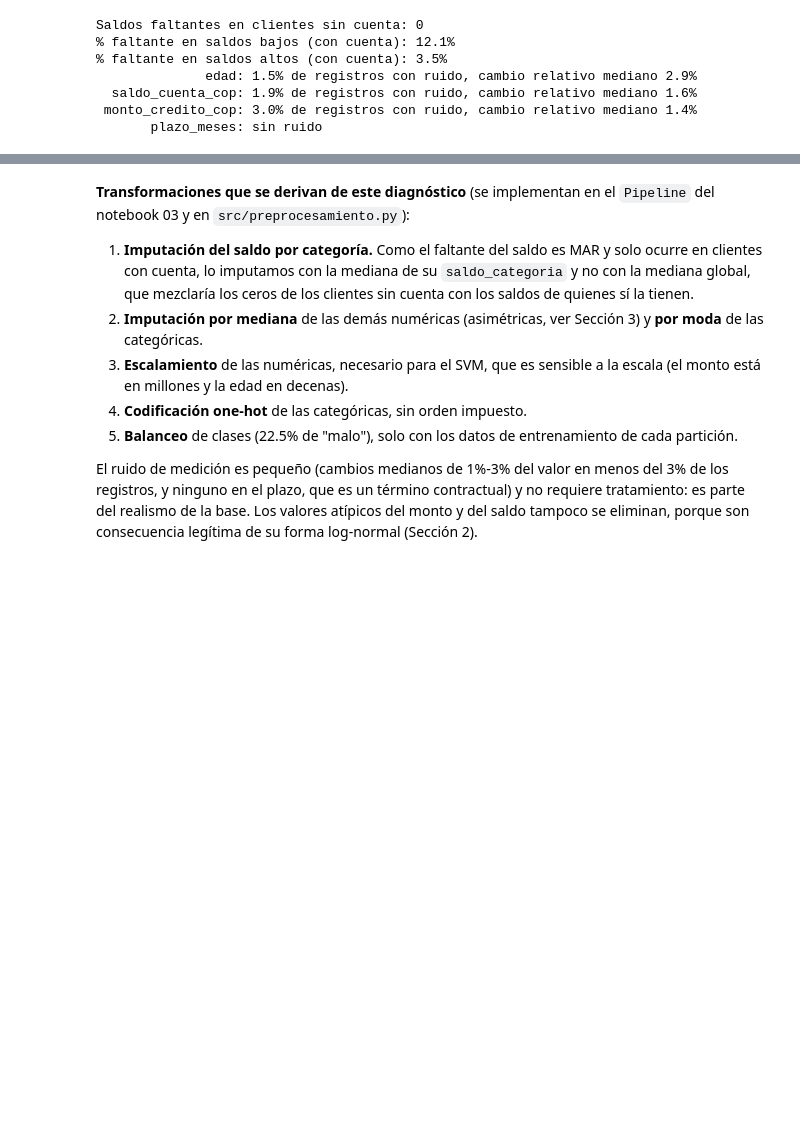
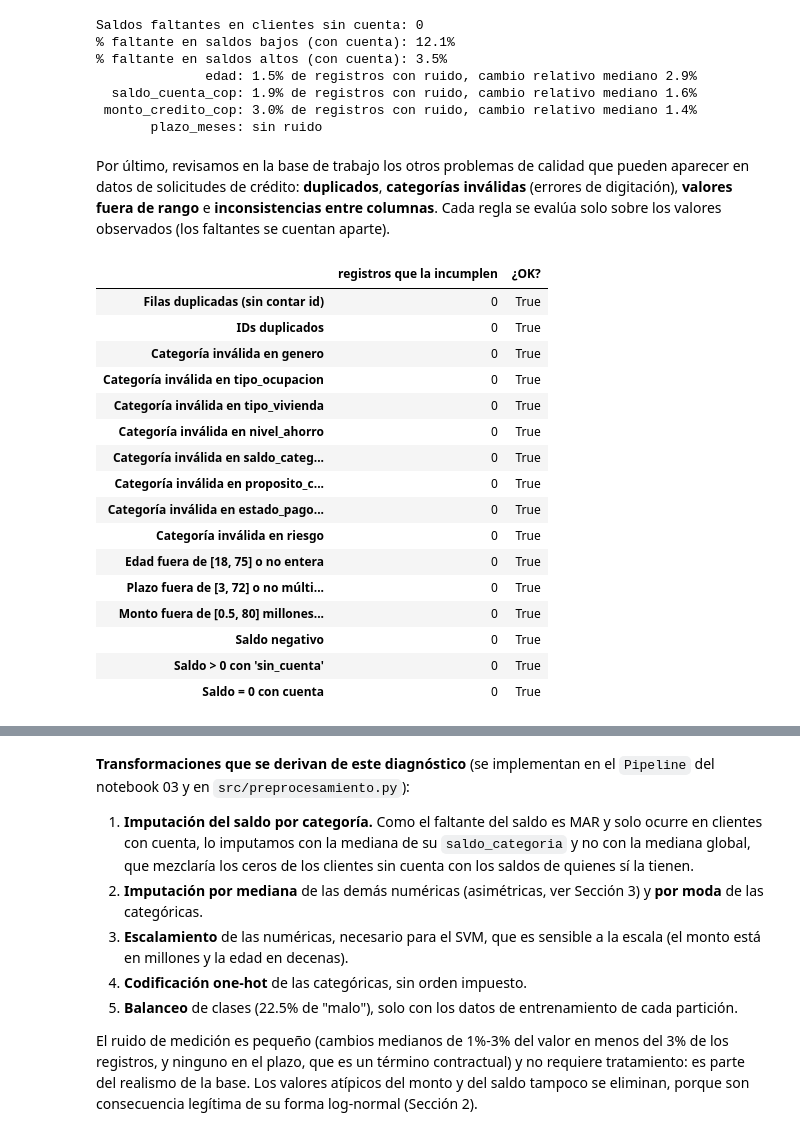
Before and after one commit to danielaestudio02-del/svm_cediticio_col, a Jupyter notebook: svm_scoring/svm_scoring/notebooks/02_EDA_y_calidad_datos.ipynb, the cells around one changed output, grey strips where cells are left out. Cells and saved outputs as stored; diff of their text form; code cells hidden in the pictures; blank space fills up the shorter version.

```diff
--- a/svm_scoring/svm_scoring/notebooks/02_EDA_y_calidad_datos.ipynb
+++ b/svm_scoring/svm_scoring/notebooks/02_EDA_y_calidad_datos.ipynb
@@ -365,3 +365,57 @@ Saldos faltantes en clientes sin cuenta: 0
   saldo_cuenta_cop: 1.9% de registros con ruido, cambio relativo mediano 1.6%
  monto_credito_cop: 3.0% de registros con ruido, cambio relativo mediano 1.4%
        plazo_meses: sin ruido
+# %% [markdown]
+Por último, revisamos en la base de trabajo los otros problemas de calidad que
+pueden aparecer en datos de solicitudes de crédito: **duplicados**,
+**categorías inválidas** (errores de digitación), **valores fuera de rango** e
+**inconsistencias entre columnas**. Cada regla se evalúa solo sobre los valores
+observados (los faltantes se cuentan aparte).
+# %%
+CATEGORIAS_VALIDAS = {
+    "genero": {"M", "F"},
+    "tipo_ocupacion": {"informal", "formal_no_calificado", "formal_calificado", "alta_calificacion"},
+    "tipo_vivienda": {"propia", "arrendada", "familiar"},
+    "nivel_ahorro": {"bajo", "medio", "alto", "muy_alto"},
+    "saldo_categoria": {"sin_cuenta", "bajo", "medio", "alto"},
+    "proposito_credito": {"libre_inversion", "vehiculo", "electrodomesticos", "remodelacion",
+                          "educacion", "negocio", "otros"},
+    "estado_pago_previo": {"sin_creditos_previos", "al_dia", "mora_leve", "mora_severa"},
+    "riesgo": {"bueno", "malo"},
+}
+edad, plazo = df_na["edad"].dropna(), df_na["plazo_meses"].dropna()  # solo valores observados
+reglas = {
+    "Filas duplicadas (sin contar id)": df_na.drop(columns="id").duplicated().sum(),
+    "IDs duplicados": df_na["id"].duplicated().sum(),
+    **{f"Categoría inválida en {c}": (~df_na[c].dropna().isin(v)).sum() for c, v in CATEGORIAS_VALIDAS.items()},
+    "Edad fuera de [18, 75] o no entera": ((edad < 18) | (edad > 75) | (edad % 1 != 0)).sum(),
+    "Plazo fuera de [3, 72] o no múltiplo de 3": ((plazo < 3) | (plazo > 72) | (plazo % 3 != 0)).sum(),
+    "Monto fuera de [0.5, 80] millones COP": ((df_na["monto_credito_cop"] < 500_000)
+                                              | (df_na["monto_credito_cop"] > 80_000_000)).sum(),
+    "Saldo negativo": (df_na["saldo_cuenta_cop"] < 0).sum(),
+    "Saldo > 0 con 'sin_cuenta'": ((df_na["saldo_categoria"] == "sin_cuenta")
+                                   & (df_na["saldo_cuenta_cop"] > 0)).sum(),
+    "Saldo = 0 con cuenta": ((df_na["saldo_categoria"] != "sin_cuenta")
+                             & (df_na["saldo_cuenta_cop"] == 0)).sum(),
+}
+calidad = pd.DataFrame({"registros que la incumplen": reglas})
+calidad["¿OK?"] = calidad["registros que la incumplen"] == 0
+calidad
+# %% [output]
+|  | registros que la incumplen | ¿OK? |
+| Filas duplicadas (sin contar id) | 0 | True |
+| IDs duplicados | 0 | True |
+| Categoría inválida en genero | 0 | True |
+| Categoría inválida en tipo_ocupacion | 0 | True |
+| Categoría inválida en tipo_vivienda | 0 | True |
+| Categoría inválida en nivel_ahorro | 0 | True |
+| Categoría inválida en saldo_categ... | 0 | True |
+| Categoría inválida en proposito_c... | 0 | True |
+| Categoría inválida en estado_pago... | 0 | True |
+| Categoría inválida en riesgo | 0 | True |
+| Edad fuera de [18, 75] o no entera | 0 | True |
+| Plazo fuera de [3, 72] o no múlti... | 0 | True |
+| Monto fuera de [0.5, 80] millones... | 0 | True |
+| Saldo negativo | 0 | True |
+| Saldo > 0 con 'sin_cuenta' | 0 | True |
+| Saldo = 0 con cuenta | 0 | True |
```
Also changed, not shown: parts of 2 cells of this notebook, 13 other files.
